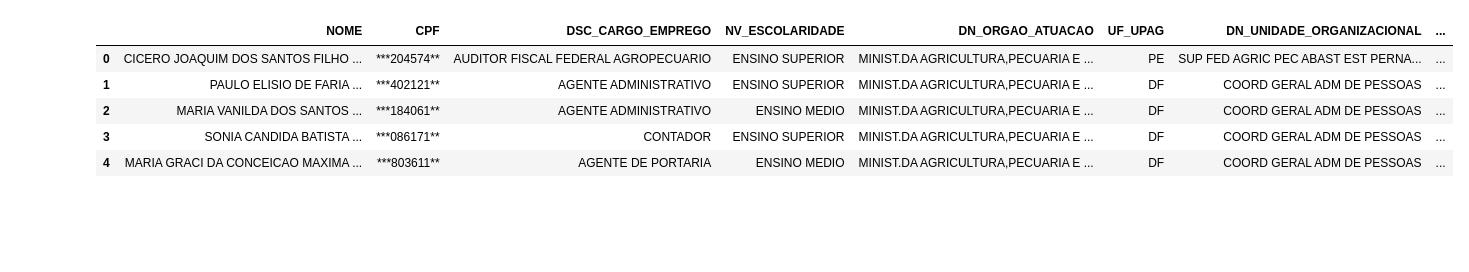
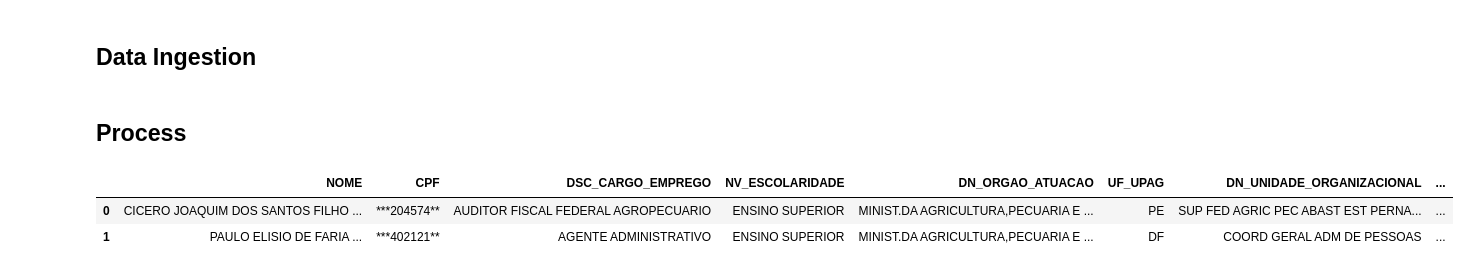
Before and after one commit to gstw7/ds-project, a Jupyter notebook: notebooks/02 - DATA_CLEANING.ipynb, the cells around one changed output. Saved outputs shown, nothing was run; the diff lists cells and outputs as text; code cells hidden in the pictures; blank space fills up the shorter version.

```diff
--- a/notebooks/02 - DATA_CLEANING.ipynb
+++ b/notebooks/02 - DATA_CLEANING.ipynb
@@ -1,3 +3,6 @@
 # %%
 import os
 import pandas as pd
+from utils.general import get_date, aux
+
+pd.set_option('display.max_columns', 50)
@@ -4,16 +46,17 @@ import pandas as pd
+# %% [markdown]
+## Data Ingestion
 # %%
 DATA_RAW_PATH = os.path.join('..','data','raw')
 DATA_RAW_NAME = ['abono.csv', 'aposentados.csv']
 # %%
 df_abono = pd.read_csv(os.path.join(DATA_RAW_PATH, DATA_RAW_NAME[0]), sep=';')
 df_aposentado = pd.read_csv(os.path.join(DATA_RAW_PATH, DATA_RAW_NAME[1]), sep=';')
+# %% [markdown]
+## Process
 # %%
-df_abono.head()
+df_abono.head(2)
 # %% [output]
 |  | NOME | CPF | DSC_CARGO_EMPREGO | NV_ESCOLARIDADE | DN_ORGAO_ATUACAO | UF_UPAG | DN_UNIDADE_ORGANIZACIONAL | ... |
 | 0 | CICERO JOAQUIM DOS SANTOS FILHO ... | ***204574** | AUDITOR FISCAL FEDERAL AGROPECUARIO | ENSINO SUPERIOR | MINIST.DA AGRICULTURA,PECUARIA E ... | PE | SUP FED AGRIC PEC ABAST EST PERNA... | ... |
 | 1 | PAULO ELISIO DE FARIA ... | ***402121** | AGENTE ADMINISTRATIVO | ENSINO SUPERIOR | MINIST.DA AGRICULTURA,PECUARIA E ... | DF | COORD GERAL ADM DE PESSOAS | ... |
-| 2 | MARIA VANILDA DOS SANTOS ... | ***184061** | AGENTE ADMINISTRATIVO | ENSINO MEDIO | MINIST.DA AGRICULTURA,PECUARIA E ... | DF | COORD GERAL ADM DE PESSOAS | ... |
-| 3 | SONIA CANDIDA BATISTA ... | ***086171** | CONTADOR | ENSINO SUPERIOR | MINIST.DA AGRICULTURA,PECUARIA E ... | DF | COORD GERAL ADM DE PESSOAS | ... |
-| 4 | MARIA GRACI DA CONCEICAO MAXIMA ... | ***803611** | AGENTE DE PORTARIA | ENSINO MEDIO | MINIST.DA AGRICULTURA,PECUARIA E ... | DF | COORD GERAL ADM DE PESSOAS | ... |
 # %%
```
Also changed, not shown: parts of 11 cells of this notebook, 2 other files.
